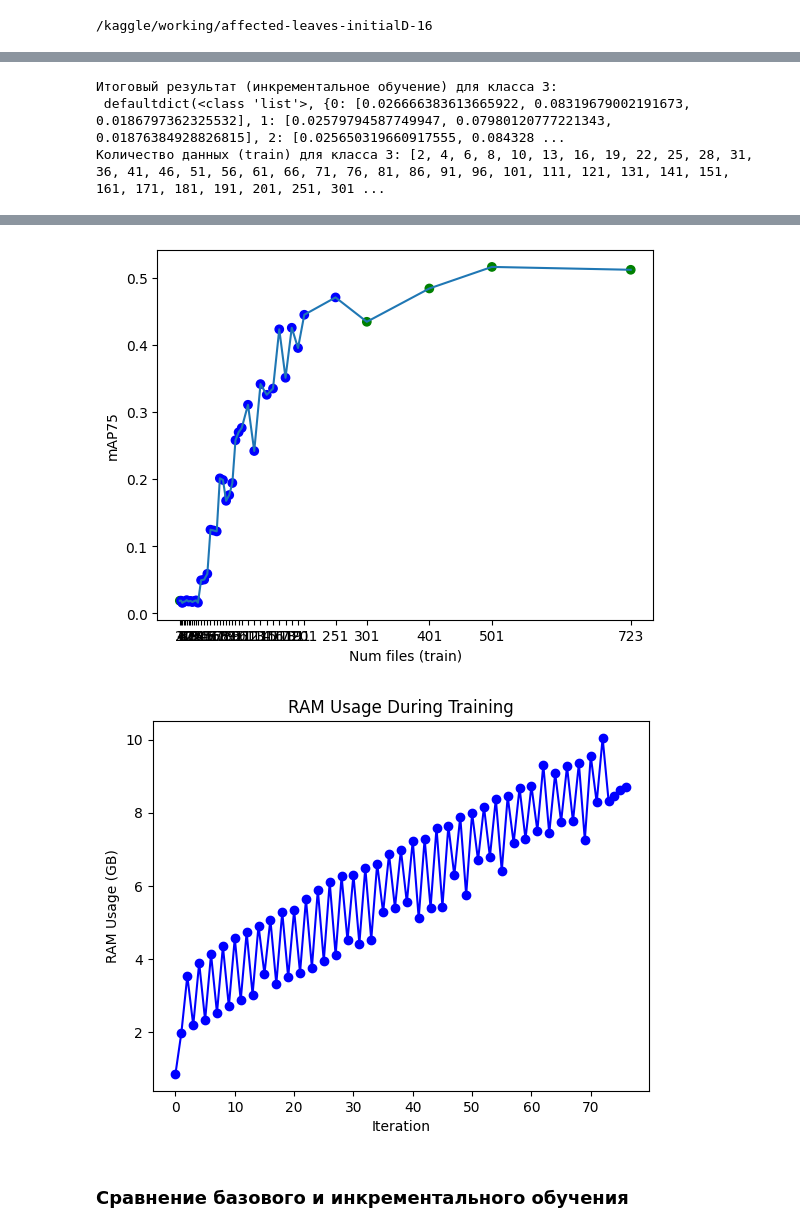
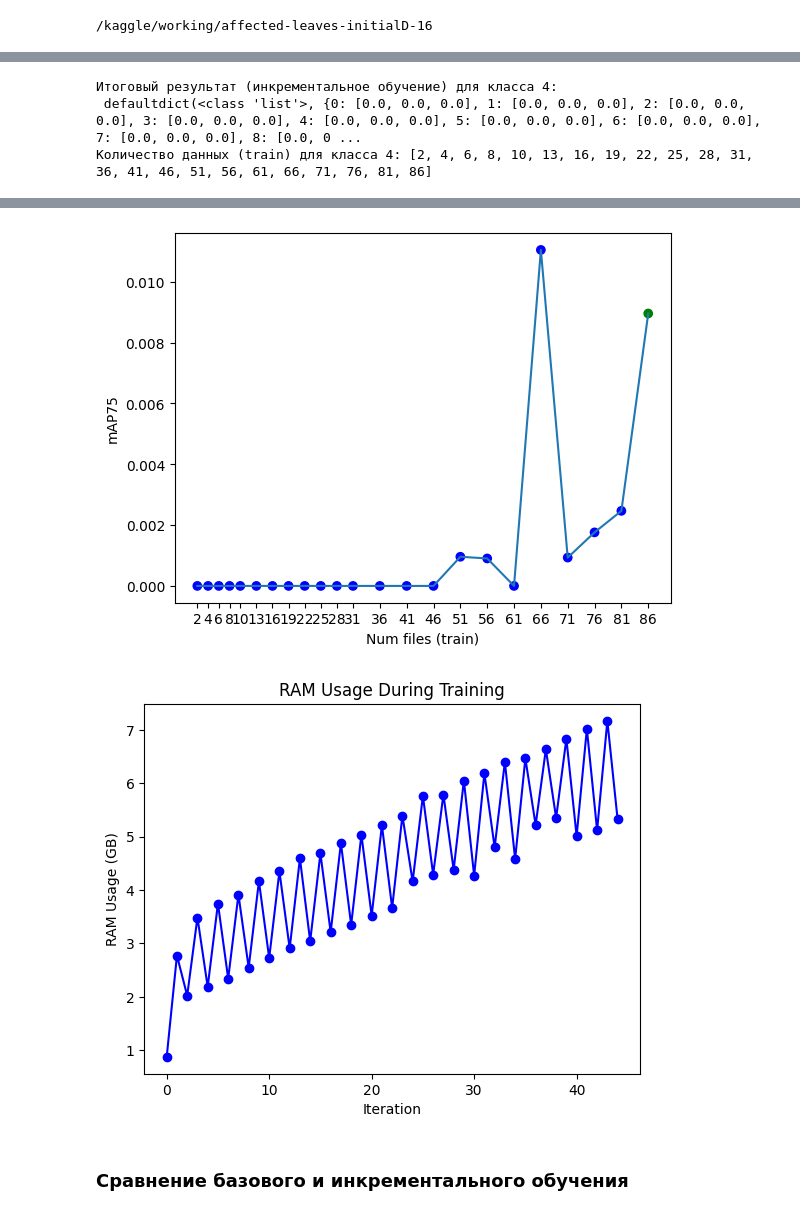
Before and after one commit to CTLab-ITMO/PTS-SP, a Jupyter notebook: yolov8.ipynb, the cells around one changed output, grey strips where cells are left out. Drawn from its saved outputs; the diff is of its cells as text; code cells hidden in the pictures.

```diff
--- a/yolov8.ipynb
+++ b/yolov8.ipynb
@@ -769,6 +769,6 @@ exp_inc = YoloModel(PATH_TO_MODEL, PATH_TO_YAML, TRAIN_PERC, TEST_PERC, VAL_PERC
 # exp_inc.increm_learning(KEEP_PERC, ITERS, PIECE_PERC, FIB_FLAG, PREV_NUM, THRESHOLD)
 # exp_inc.plot_ram_usage()
 
-exp_inc.increm_learning_one_class('3', KEEP_PERC, ITERS, PIECE_PERC, FIB_FLAG, PREV_NUM, THRESHOLD)
+exp_inc.increm_learning_one_class('4', KEEP_PERC, ITERS, PIECE_PERC, FIB_FLAG, PREV_NUM, THRESHOLD)
 exp_inc.plot_ram_usage()
 # %% [output]
@@ -809,3 +809,3 @@ Ultralyti
-Итоговый результат (инкрементальное обучение) для класса 3:
- defaultdict(<class 'list'>, {0: [0.026666383613665922, 0.08319679002191673, 0.0186797362325532], 1: [0.02579794587749947, 0.07980120777221343, 0.01876384928826815], 2: [0.025650319660917555, 0.084328 ...
-Количество данных (train) для класса 3: [2, 4, 6, 8, 10, 13, 16, 19, 22, 25, 28, 31, 36, 41, 46, 51, 56, 61, 66, 71, 76, 81, 86, 91, 96, 101, 111, 121, 131, 141, 151, 161, 171, 181, 191, 201, 251, 301 ...
+Итоговый результат (инкрементальное обучение) для класса 4:
+ defaultdict(<class 'list'>, {0: [0.0, 0.0, 0.0], 1: [0.0, 0.0, 0.0], 2: [0.0, 0.0, 0.0], 3: [0.0, 0.0, 0.0], 4: [0.0, 0.0, 0.0], 5: [0.0, 0.0, 0.0], 6: [0.0, 0.0, 0.0], 7: [0.0, 0.0, 0.0], 8: [0.0, 0 ...
+Количество данных (train) для класса 4: [2, 4, 6, 8, 10, 13, 16, 19, 22, 25, 28, 31, 36, 41, 46, 51, 56, 61, 66, 71, 76, 81, 86]
@@ -814,5 +814,5 @@ Ultralyti
-[figure, old version]
+[figure, new version]
-[figure, old version]
+[figure, new version]
 # %% [markdown]
 ### Сравнение базового и инкрементального обучения
 # %% [markdown]
```
Also changed, not shown: parts of 2 cells of this notebook.
